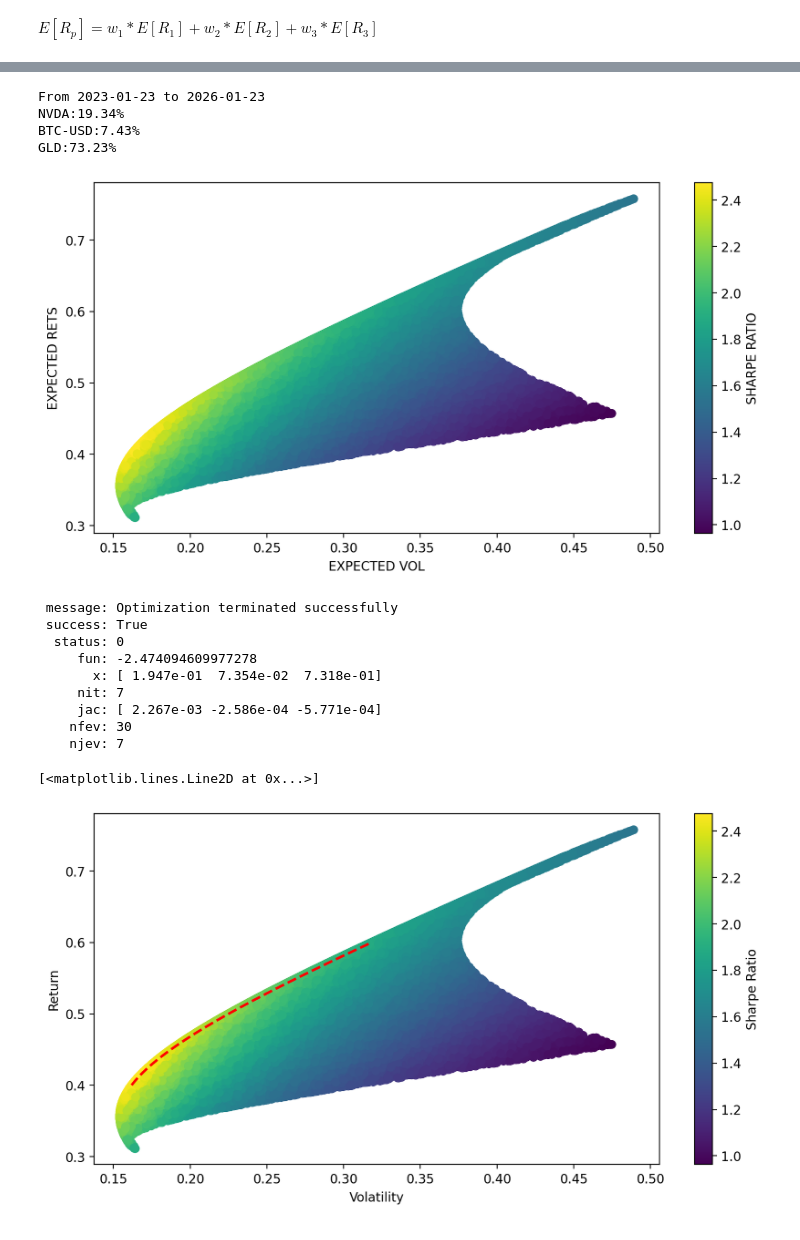
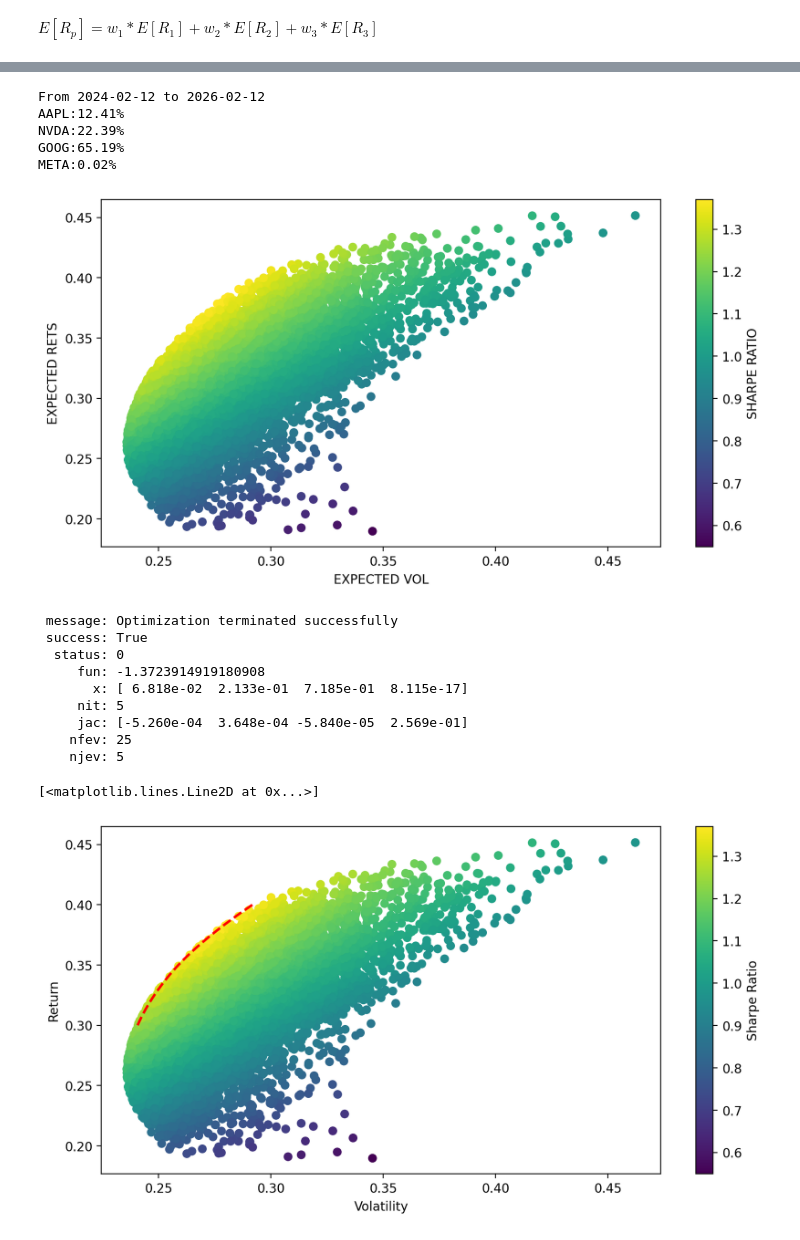
Before and after one commit to Wenbo-Git/Finance, a Jupyter notebook: Portfolio Management/Portfolio Optimization/Portfolio Optimization.ipynb, the cells around one changed output, grey strips where cells are left out. Cells and saved outputs as stored; diff of their text form; code cells hidden in the pictures.

```diff
--- a/Portfolio Management/Portfolio Optimization/Portfolio Optimization.ipynb
+++ b/Portfolio Management/Portfolio Optimization/Portfolio Optimization.ipynb
@@ -6,15 +6,17 @@ import yfinance as yf
 from datetime import datetime
 import scipy.stats as stats
 # %%
-start = datetime.strptime('2023-01-23', '%Y-%m-%d')
-end = datetime.strptime('2026-01-23', '%Y-%m-%d')
-ticker_1="NVDA"
-ticker_2="BTC-USD"
-ticker_3="GLD"
+start = datetime.strptime('2024-02-12', '%Y-%m-%d')
+end = datetime.strptime('2026-02-12', '%Y-%m-%d')
+ticker_1="AAPL"
+ticker_2="NVDA"
+ticker_3="GOOG"
+ticker_4="META"
 
 asset_1 = yf.download(ticker_1, start, end)
 asset_2 = yf.download(ticker_2, start, end)
 asset_3 = yf.download(ticker_3, start, end)
+asset_4 = yf.download(ticker_4, start, end)
 # %% [output]
 [*********************100%***********************]  1 of 1 completed
 [*********************100%***********************]  1 of 1 completed
@@ -32,6 +45,6 @@ plt.grid(True)
 # %%
-data = pd.concat([asset_1["Close"],asset_2["Close"],asset_3["Close"]],axis=1).dropna()
-data.columns = [ticker_1,ticker_2,ticker_3]
+data = pd.concat([asset_1["Close"],asset_2["Close"],asset_3["Close"],asset_4["Close"]],axis=1).dropna()
+data.columns = [ticker_1,ticker_2,ticker_3,ticker_4]
 N = len(data.columns)
 log_rets = np.log(data/data.shift(1)).dropna()
 log_rets_cov = log_rets.cov()
@@ -123,7 +131,7 @@ def calculate_volatility(weights, log_rets_cov):
 mc_portfolio_returns = []
 mc_portfolio_vol = []
 mc_weights = []
-for sim in range(100000):
+for sim in range(10000):
     weights = gen_weights(N)
     mc_weights.append(weights)
     mc_portfolio_returns.append(calculate_returns(weights, log_rets))
@@ -143,12 +151,14 @@ print("From {} to {}".format(start.date(), end.date()))
 print("{}:{}".format(ticker_1, optimized_portfolio_weights[0]))
 print("{}:{}".format(ticker_2, optimized_portfolio_weights[1]))
 print("{}:{}".format(ticker_3, optimized_portfolio_weights[2]))
+print("{}:{}".format(ticker_4, optimized_portfolio_weights[3]))
 # %% [output]
-From 2023-01-23 to 2026-01-23
-NVDA:19.34%
-BTC-USD:7.43%
-GLD:73.23%
+From 2024-02-12 to 2026-02-12
+AAPL:12.41%
+NVDA:22.39%
+GOOG:65.19%
+META:0.02%
-[figure, old version]
+[figure, new version]
 # %%
 from scipy.optimize import minimize
 
@@ -164,37 +174,37 @@ minimize(fun = function_to_minimize, x0 = equal_weights, bounds = bounds, constr
  message: Optimization terminated successfully
  success: True
   status: 0
-     fun: -2.474094609977278
-       x: [ 1.947e-01  7.354e-02  7.318e-01]
-     nit: 7
-     jac: [ 2.267e-03 -2.586e-04 -5.771e-04]
-    nfev: 30
-    njev: 7
+     fun: -1.3723914919180908
+       x: [ 6.818e-02  2.133e-01  7.185e-01  8.115e-17]
+     nit: 5
+     jac: [-5.260e-04  3.648e-04 -5.840e-05  2.569e-01]
+    nfev: 25
+    njev: 5
 # %%
-expected_returns_range = np.linspace(0.4,0.6,100)
+expected_returns_range = np.linspace(0.3,0.4,100)
 
 constraints = ({'type':'eq','fun': lambda weights: np.sum(weights)-1},
                {'type':'eq','fun': lambda weights: calculate_returns(weights,log_rets) - possible_return})
 
 # redefine calculate_volatility because scipy.optimize.minimize
 # only takes one input (weights) for now
 
 def calculate_volatility(weights):
     annualized_cov = np.dot(log_rets_cov*252,weights)
     vol = np.dot(weights.transpose(),annualized_cov)
     return np.sqrt(vol)
 
 frontier_volatility = []
 for possible_return in expected_returns_range:
     result = minimize(calculate_volatility, equal_weights, bounds = bounds, constraints = constraints)
     frontier_volatility.append(result['fun'])
 
 plt.figure(dpi=200,figsize=(10,5))
 plt.scatter(mc_portfolio_vol,mc_portfolio_returns,c=mc_sharpe_ratios)
 plt.colorbar(label='Sharpe Ratio')
 plt.xlabel('Volatility')
 plt.ylabel('Return')
 plt.plot(frontier_volatility,expected_returns_range,'r--',linewidth=2)
 # %% [output]
 [<matplotlib.lines.Line2D at 0x...>]
-[figure, old version]
+[figure, new version]
```
Also changed, not shown: parts of 6 cells of this notebook.
